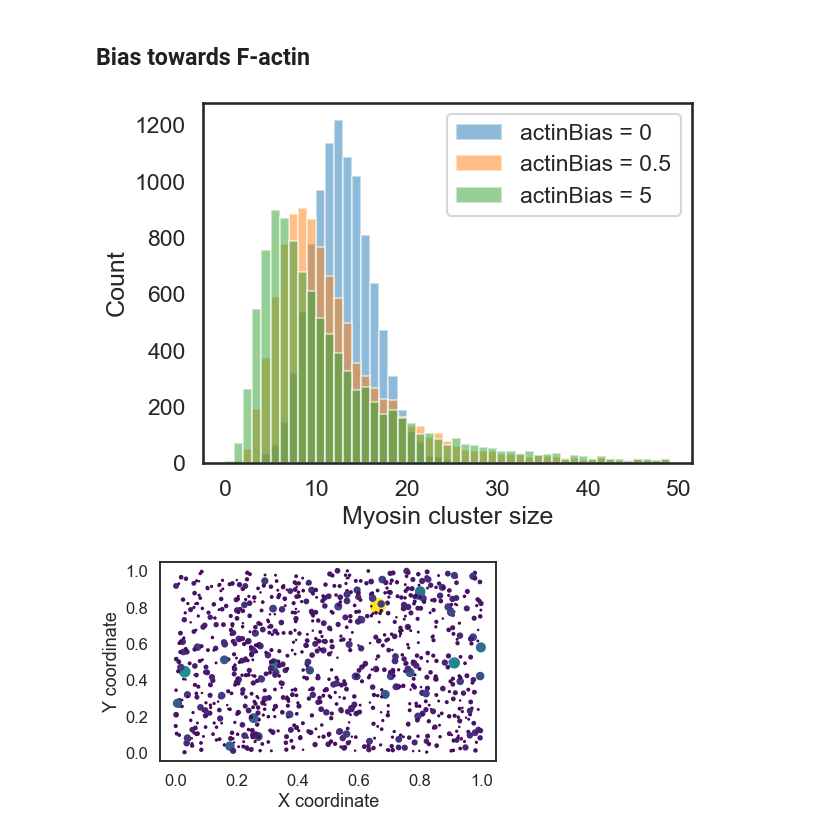
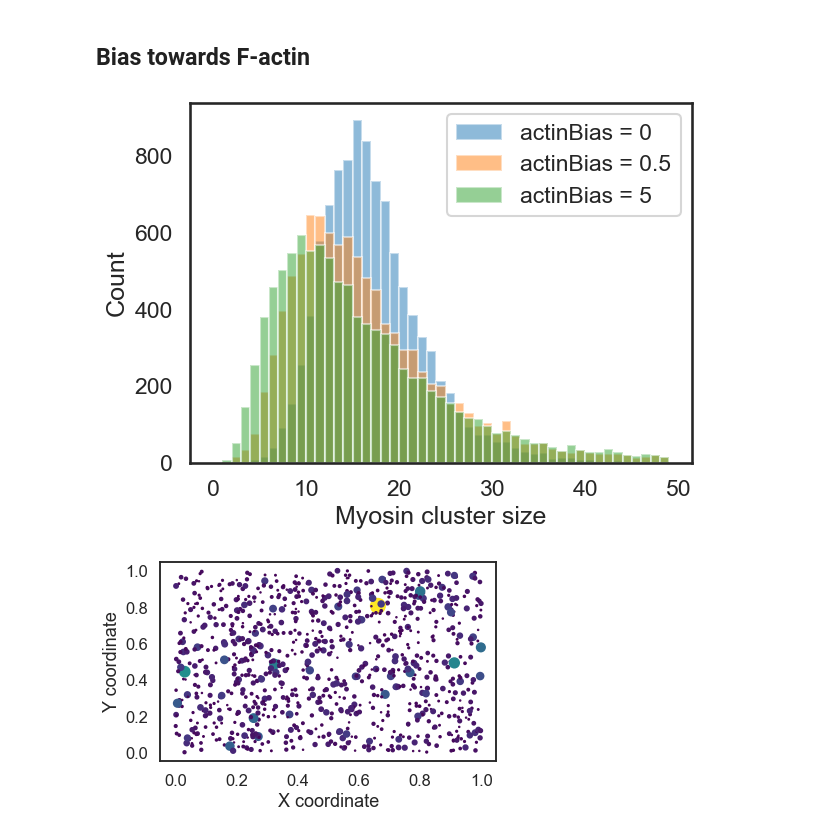
Before and after one commit to WHChou/Myosin-cluster-simulation, a Jupyter notebook: MyosinBinding_v2.ipynb, the cells around one changed output. Cells and saved outputs as stored; diff of their text form; code cells hidden in the pictures.

```diff
--- a/MyosinBinding_v2.ipynb
+++ b/MyosinBinding_v2.ipynb
@@ -154,12 +188,13 @@ numGrid = 1000
 mu = 1
 sigma = 1
 ActinThick = GenActinThick('lognormal', numGrid, mu, sigma)
+MyosinNum = GenMyoNum('normal', numGrid, 3, 1)
 #myoCap = 30
 actinBiasVal = 0
-myosinBiasVal = 3
+myosinBiasVal = 0
 merge_thresh = 100000000
 Pmerge = 0.
-res = runSimulation(numMyosin, numGrid, ActinThick, actinBiasVal, myosinBiasVal, merge_thresh, Pmerge)
+res = runSimulation(numGrid, numMyosin, MyosinNum, ActinThick, actinBiasVal, myosinBiasVal, merge_thresh, Pmerge)
 plt.hist(res[res>=0], bins = np.linspace(0, 50, 51))
 plt.show()
 # %% [output]
@@ -167,17 +202,24 @@ plt.show()
 # %%
-# Simulation: no biases, random binding
-mu = 1
-sigma = 1
-ActinThick = GenActinThick('lognormal', numGrid, mu, sigma)
+# Simulation ROCK-dependent cluster growth: no biases, random binding
+numMyosin = 10000
+numGrid = 1000
 actinBiasVal = 0
 myosinBiasVal = 0
 merge_thresh = 100000000
 Pmerge = 0.
-numMyosin = 10000
-numGrid = 1000
 numSim = 10
 
 allRes = np.zeros((numSim, numGrid))
 for ii in range(numSim):
-    res = runSimulation(numMyosin, numGrid, ActinThick, actinBiasVal, myosinBiasVal, merge_thresh, Pmerge)
+    ActinThick = GenActinThick('lognormal', numGrid, 1, 1)
+    MyosinNum = GenMyoNum('normal', numGrid, 3, 1)
+    res = runSimulation(numGrid, numMyosin, MyosinNum, ActinThick, actinBiasVal, myosinBiasVal, merge_thresh, Pmerge)
     allRes[ii, :] = res
+
+sns.set_style("white")
+sns.set_context("talk")
+plt.hist(np.reshape(allRes, (numSim*numGrid, 1)), bins = np.arange(30))
+plt.xlabel("Myosin cluster size")
+plt.ylabel("Count")
+plt.tight_layout()
+#plt.savefig("myosinBinding_histogram_acBias_0_myoBias_0.png", dpi = 300)
@@ -206,39 +291,39 @@ plt.savefig("myosinBinding_map_acBias_0_myoBias_0.png", dpi = 300)
 # %%
 ## Run simulation
 # Simulation parameters
-mu = 1
-sigma = 1
-ActinThick = GenActinThick('lognormal', numGrid, mu, sigma)
+numMyosin = 10000
+numGrid = 1000
 #myoCap = 1000   # Cap the number of myosin per site
 actinBiasVal = [0, .5, 5]
 myosinBiasVal = 0
 merge_thresh = 100000000
 Pmerge = 0.
-numMyosin = 10000
-numGrid = 1000
+
 numSim = 10
 
 sns.set_style("white")
 sns.set_context("talk")
 plt.figure()
 #plt.rcParams['font.size'] = '16'
 for ii in range(len(actinBiasVal)):
     numSim = 10
     countRes = np.zeros((numSim, 80))
     allRes = np.zeros((numSim, numGrid))
     for jj in range(numSim):
         # Run simulations
-        res = runSimulation(numMyosin, numGrid, ActinThick, actinBiasVal[ii], myosinBiasVal, merge_thresh, Pmerge)
+        ActinThick = GenActinThick('lognormal', numGrid, 1, 1)
+        MyosinNum = GenMyoNum('lognormal', 1000, 1.8, 0.6) #GenMyoNum('normal', numGrid, 3, 1)
+        res = runSimulation(numGrid, numMyosin, MyosinNum, ActinThick, actinBiasVal[ii], myosinBiasVal, merge_thresh, Pmerge)
         allRes[jj, :] = res   # Number of myosin particles
     plt.hist(np.reshape(allRes, (numSim*numGrid, 1)), bins = np.arange(50), alpha = 0.5, label = "actinBias = " + str(actinBiasVal[ii]))
 
 plt.xlabel("Myosin cluster size")
 plt.ylabel("Count")
 plt.legend()
 plt.tight_layout()
-plt.savefig("myosinBinding_histogramComp_myoBias_0_mu_1_sigma_1_actinBiasComp.png", dpi = 300)
+#plt.savefig("myosinBinding_histogramComp_myoBias_0_mu_1_sigma_1_actinBiasComp.png", dpi = 300)
 # %% [output]
-[figure, old version]
+[figure, new version]
 # %%
 sns.set_style("white")
 sns.set_context("talk")
```
Also changed, not shown: parts of 14 cells of this notebook.
